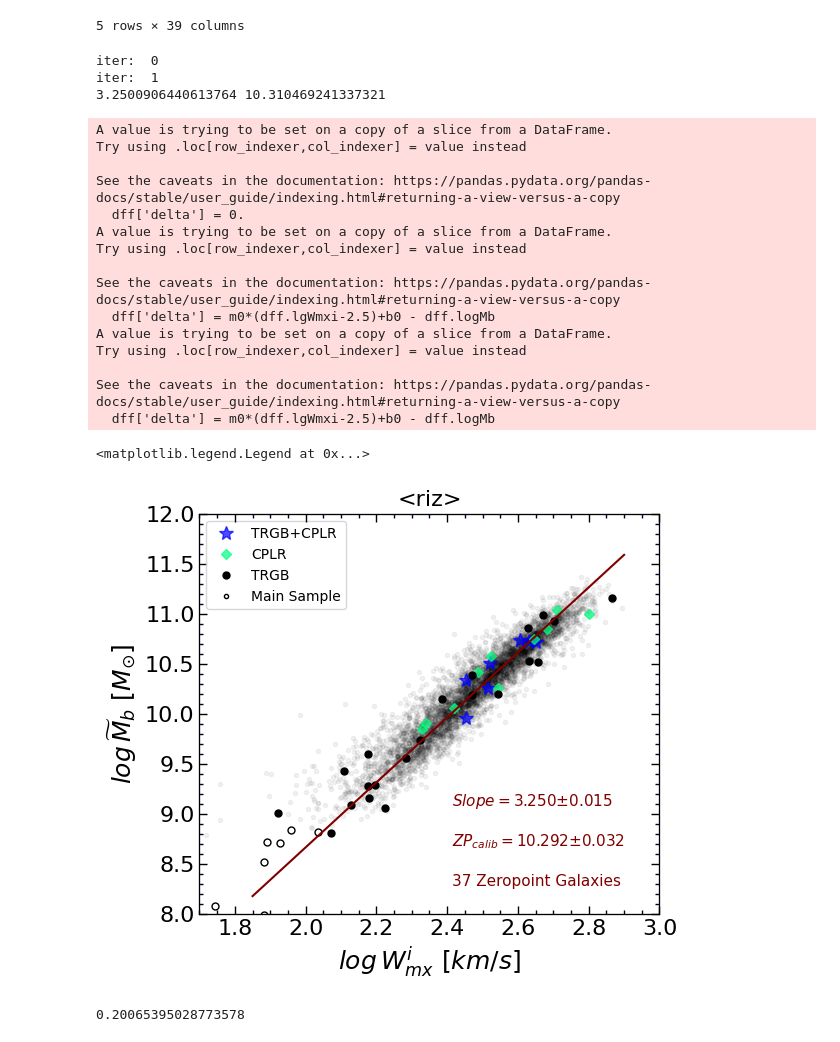
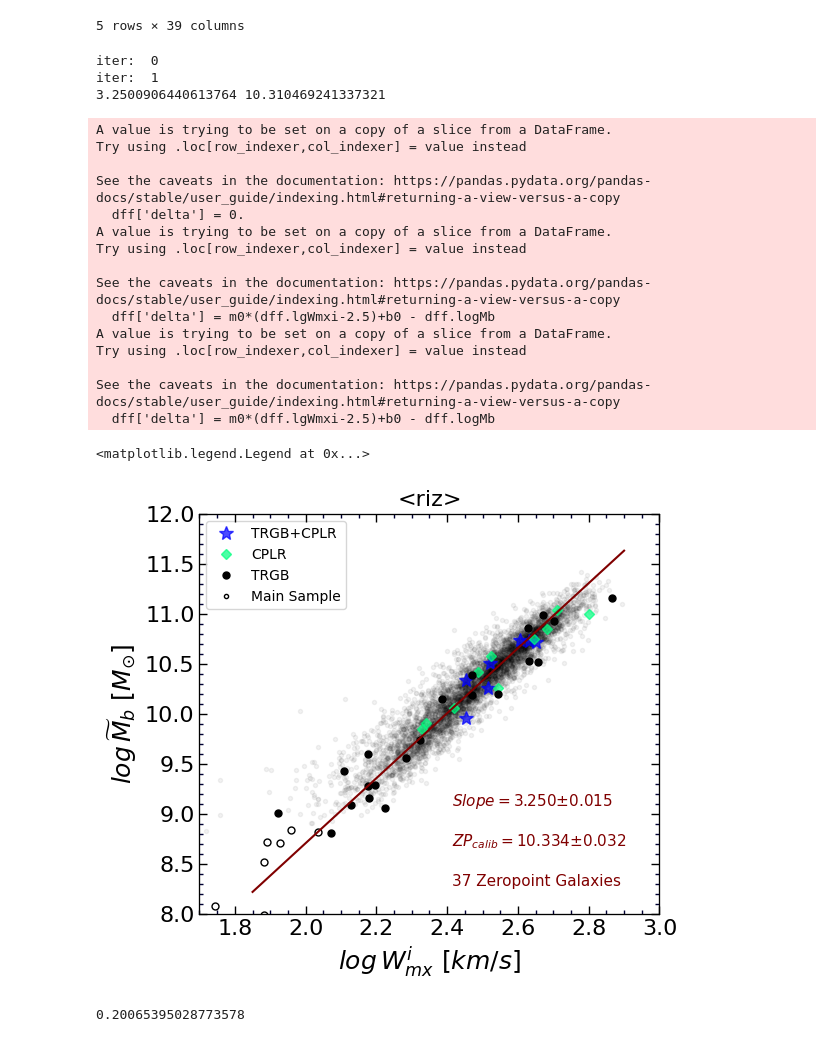
Before and after one commit to ekourkchi/test_TFRcatal, a Jupyter notebook: BTFR_ZP_riz.ipynb, the cells around one changed output. Cells and saved outputs as stored; diff of their text form; code cells hidden in the pictures.

```diff
--- a/BTFR_ZP_riz.ipynb
+++ b/BTFR_ZP_riz.ipynb
@@ -358,6 +358,9 @@ fit, cov = curve_fit(linear_zp, Y[MM<-17], X[MM<-17]-2.5, sigma=np.sqrt(Xe[MM<-1
 zp_calib = -fit[0]*m0
 zp_calib_e = np.sqrt(cov[0][0])*m0
 
+zp_calib += 0.042
+
+
 logW = dff.lgWmxi.values
 logWe = dff.elgWi.values
 logMass = dff.logMb.values
@@ -405,34 +408,34 @@ ax.set_title("<riz>", fontsize=16)
 Ylm = ax.get_ylim() ; Xlm = ax.get_xlim()
 x0 = 0.45*Xlm[0]+0.55*Xlm[1]
 y0 = 0.93*Ylm[0]+0.07*Ylm[1]
 ax.text(x0,y0, "%d"%len(Xe[MM<-17])+' Zeropoint Galaxies', fontsize=11, color='maroon')
 y0 = 0.83*Ylm[0]+0.17*Ylm[1]
 ax.text(x0,y0, r"$ZP_{calib} = $"+"%.3f" % zp_calib+'$\pm$'+"%.3f" % zp_calib_e, fontsize=11, color='maroon')
 y0 = 0.73*Ylm[0]+0.27*Ylm[1]
 ax.text(x0,y0, r"$Slope = $"+"%.3f" % m0+'$\pm$'+"%.3f" % dm0, fontsize=11, color='maroon')
 
 ax.legend(loc=2)
 # %% [output]
 iter:  0
 iter:  1
 3.2500906440613764 10.310469241337321
 A value is trying to be set on a copy of a slice from a DataFrame.
 Try using .loc[row_indexer,col_indexer] = value instead
 
 See the caveats in the documentation: https://pandas.pydata.org/pandas-docs/stable/user_guide/indexing.html#returning-a-view-versus-a-copy
   dff['delta'] = 0.
 A value is trying to be set on a copy of a slice from a DataFrame.
 Try using .loc[row_indexer,col_indexer] = value instead
 
 See the caveats in the documentation: https://pandas.pydata.org/pandas-docs/stable/user_guide/indexing.html#returning-a-view-versus-a-copy
   dff['delta'] = m0*(dff.lgWmxi-2.5)+b0 - dff.logMb
 A value is trying to be set on a copy of a slice from a DataFrame.
 Try using .loc[row_indexer,col_indexer] = value instead
 
 See the caveats in the documentation: https://pandas.pydata.org/pandas-docs/stable/user_guide/indexing.html#returning-a-view-versus-a-copy
   dff['delta'] = m0*(dff.lgWmxi-2.5)+b0 - dff.logMb
 <matplotlib.legend.Legend at 0x...>
-[figure, old version]
+[figure, new version]
 # %%
 np.std(Y[(Y<11.5)&(Y>9.0)] - (m0*(X[(Y<11.5)&(Y>9.0)]-2.5) + zp_calib))
 # %% [output]
```
Also changed, not shown: parts of 7 cells of this notebook, 2 other files.
